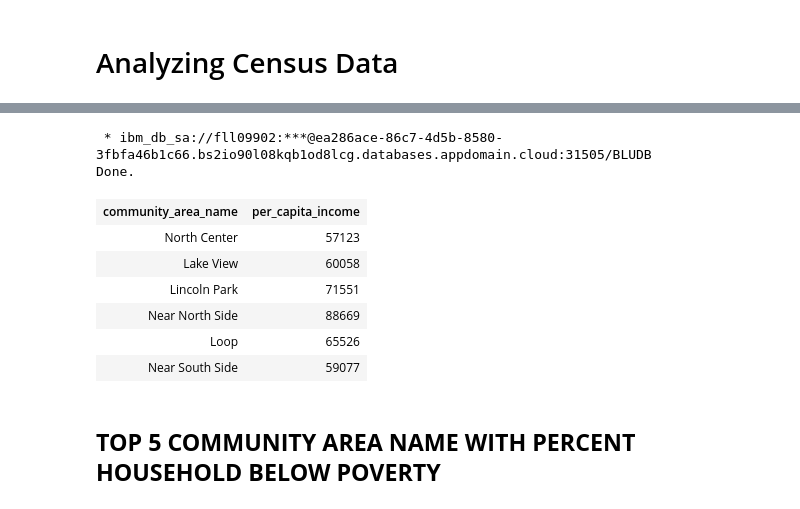
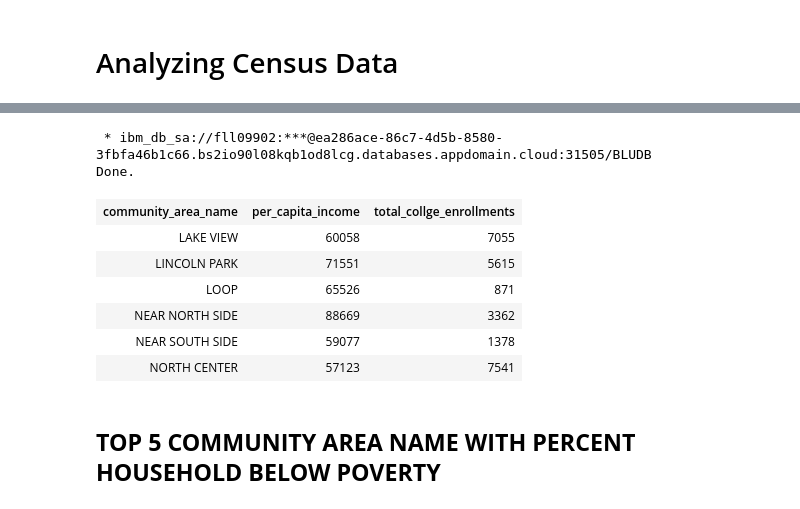
Before and after one commit to KhadijahMohamedAbd/SQL_PYTHON_PROJECT_1, a Jupyter notebook: SQL Data Findings.ipynb, the cells around one changed output, grey strips where cells are left out. Drawn from its saved outputs; the diff is of its cells as text; code cells hidden in the pictures.

```diff
--- a/SQL Data Findings.ipynb
+++ b/SQL Data Findings.ipynb
@@ -169,16 +169,19 @@ Done.
 | 4 | Lincoln Square | 3.4 | 10.9 | 8.2 | ... |
 | 5 | North Center | 0.3 | 7.5 | 5.2 | ... |
 # %%
-%sql select community_area_name, per_capita_income from chi_census where per_capita_income>50000
+%%sql select sc.community_area_name, cen.per_capita_income , sum(college_enrollment) as Total_Collge_Enrollments
+from chi_census as cen inner join chi_school as sc on sc.community_area_number=cen.community_area_number
+where per_capita_income>50000
+group by sc.community_area_name, cen.per_capita_income
 # %% [output]
  * ibm_db_sa://fll09902:***@ea286ace-86c7-4d5b-8580-3fbfa46b1c66.bs2io90l08kqb1od8lcg.databases.appdomain.cloud:31505/BLUDB
 Done.
-| community_area_name | per_capita_income |
-| North Center | 57123 |
-| Lake View | 60058 |
-| Lincoln Park | 71551 |
-| Near North Side | 88669 |
-| Loop | 65526 |
-| Near South Side | 59077 |
+| community_area_name | per_capita_income | total_collge_enrollments |
+| LAKE VIEW | 60058 | 7055 |
+| LINCOLN PARK | 71551 | 5615 |
+| LOOP | 65526 | 871 |
+| NEAR NORTH SIDE | 88669 | 3362 |
+| NEAR SOUTH SIDE | 59077 | 1378 |
+| NORTH CENTER | 57123 | 7541 |
 # %% [markdown]
 ## **TOP 5 COMMUNITY AREA NAME WITH PERCENT HOUSEHOLD BELOW POVERTY**
```
Also changed, not shown: parts of 2 cells of this notebook, 3 other files.
